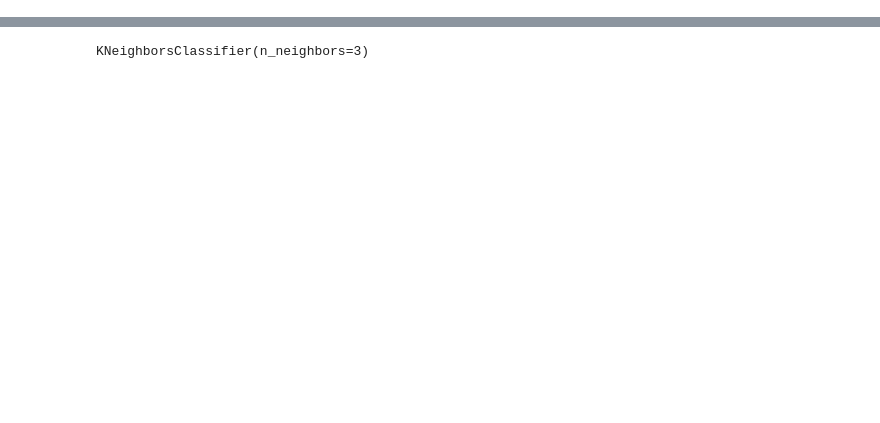
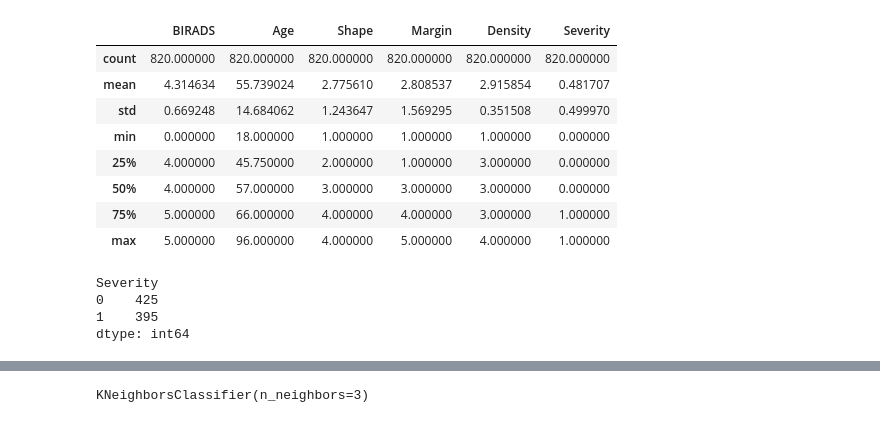
Before and after one commit to JesusG753/API_Prediccion, a Jupyter notebook: Cancer de mama - API.ipynb, the cells around one changed output, grey strips where cells are left out. Cells and saved outputs as stored; diff of their text form; code cells hidden in the pictures; blank space fills up the shorter version.

```diff
--- a/Cancer de mama - API.ipynb
+++ b/Cancer de mama - API.ipynb
@@ -17,0 +17,19 @@ clasificadores = ['Benigno', 'Maligno']
+# %%
+dataframe.describe()
+# %% [output]
+|  | BIRADS | Age | Shape | Margin | Density | Severity |
+| count | 820.000000 | 820.000000 | 820.000000 | 820.000000 | 820.000000 | 820.000000 |
+| mean | 4.314634 | 55.739024 | 2.775610 | 2.808537 | 2.915854 | 0.481707 |
+| std | 0.669248 | 14.684062 | 1.243647 | 1.569295 | 0.351508 | 0.499970 |
+| min | 0.000000 | 18.000000 | 1.000000 | 1.000000 | 1.000000 | 0.000000 |
+| 25% | 4.000000 | 45.750000 | 2.000000 | 1.000000 | 3.000000 | 0.000000 |
+| 50% | 4.000000 | 57.000000 | 3.000000 | 3.000000 | 3.000000 | 0.000000 |
+| 75% | 5.000000 | 66.000000 | 4.000000 | 4.000000 | 3.000000 | 1.000000 |
+| max | 5.000000 | 96.000000 | 4.000000 | 5.000000 | 4.000000 | 1.000000 |
+# %%
+dataframe.groupby('Severity').size()
+# %% [output]
+Severity
+0    425
+1    395
+dtype: int64
```
Also changed, not shown: parts of 10 cells of this notebook, 1 other file.
